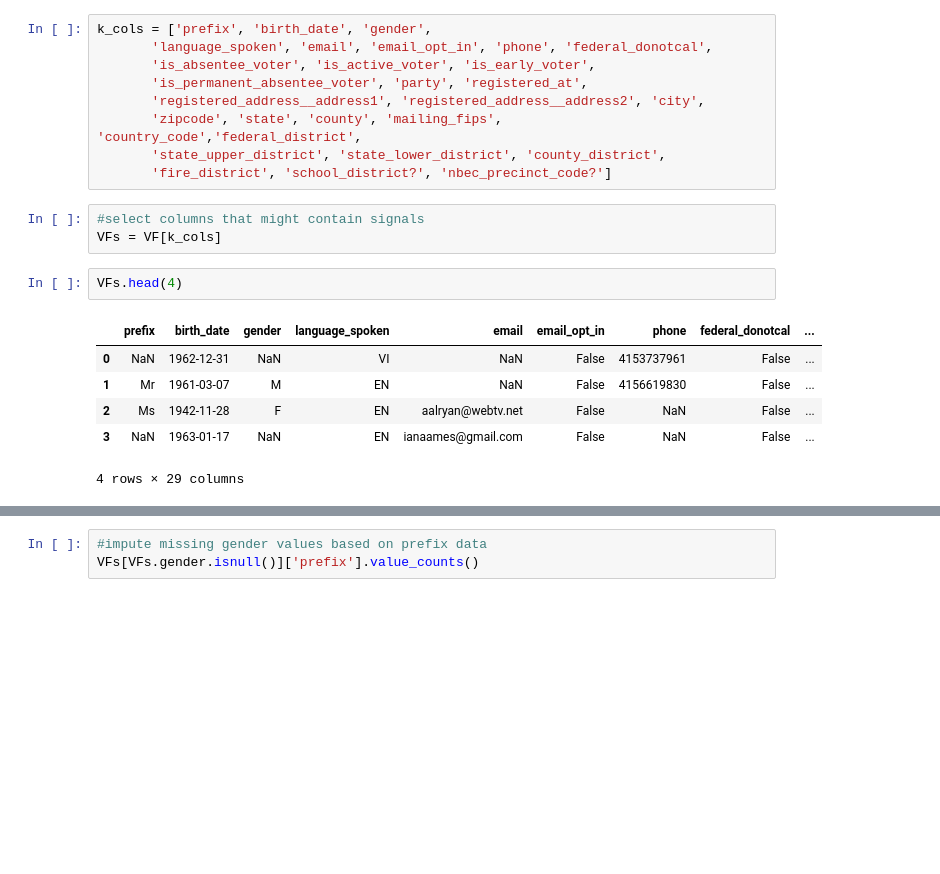
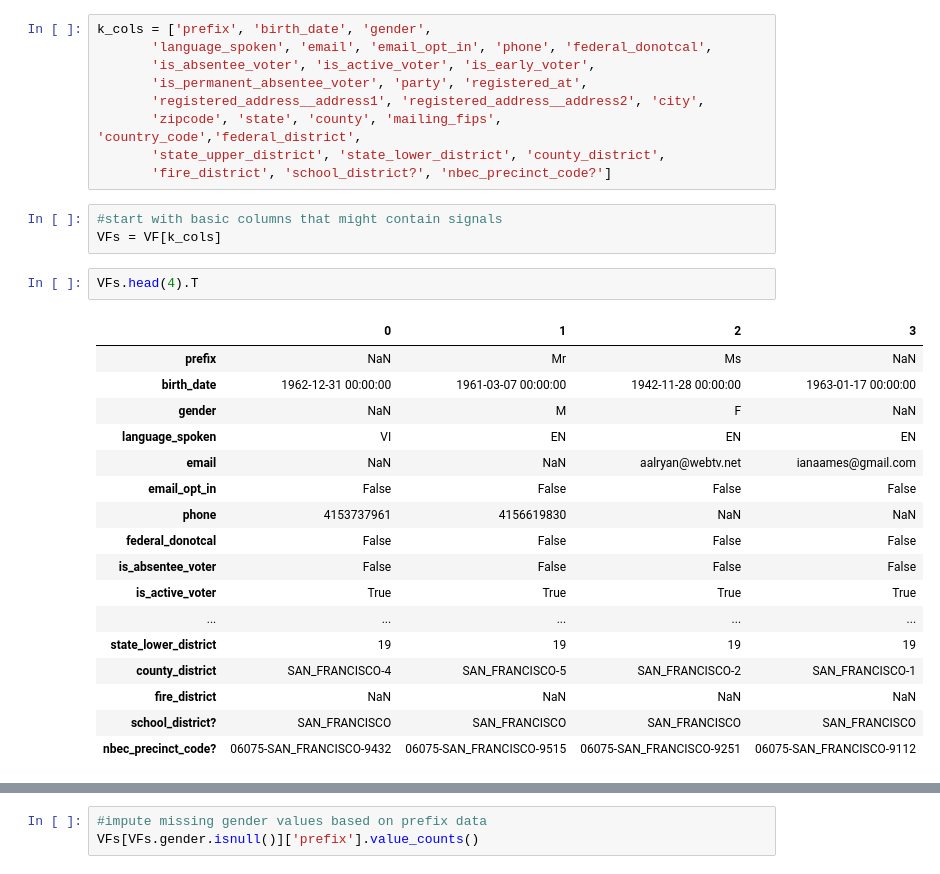
Before and after one commit to liyouzhang/Voters_profiles, a Jupyter notebook: VF.ipynb, the cells around one changed output, grey strips where cells are left out. Drawn from its saved outputs; the diff is of its cells as text; blank space fills up the shorter version.

```diff
--- a/VF.ipynb
+++ b/VF.ipynb
@@ -111,17 +107,28 @@ k_cols = ['prefix', 'birth_date', 'gender',
        'state_upper_district', 'state_lower_district', 'county_district',
        'fire_district', 'school_district?', 'nbec_precinct_code?']
 # %%
-#select columns that might contain signals
+#start with basic columns that might contain signals
 VFs = VF[k_cols]
 # %%
-VFs.head(4)
+VFs.head(4).T
 # %% [output]
-|  | prefix | birth_date | gender | language_spoken | email | email_opt_in | phone | federal_donotcal | ... |
-| 0 | NaN | 1962-12-31 | NaN | VI | NaN | False | 4153737961 | False | ... |
-| 1 | Mr | 1961-03-07 | M | EN | NaN | False | 4156619830 | False | ... |
-| 2 | Ms | 1942-11-28 | F | EN | aalryan@webtv.net | False | NaN | False | ... |
-| 3 | NaN | 1963-01-17 | NaN | EN | ianaames@gmail.com | False | NaN | False | ... |
+|  | 0 | 1 | 2 | 3 |
+| prefix | NaN | Mr | Ms | NaN |
+| birth_date | 1962-12-31 00:00:00 | 1961-03-07 00:00:00 | 1942-11-28 00:00:00 | 1963-01-17 00:00:00 |
+| gender | NaN | M | F | NaN |
+| language_spoken | VI | EN | EN | EN |
+| email | NaN | NaN | aalryan@webtv.net | ianaames@gmail.com |
+| email_opt_in | False | False | False | False |
+| phone | 4153737961 | 4156619830 | NaN | NaN |
+| federal_donotcal | False | False | False | False |
+| is_absentee_voter | False | False | False | False |
+| is_active_voter | True | True | True | True |
+| ... | ... | ... | ... | ... |
+| state_lower_district | 19 | 19 | 19 | 19 |
+| county_district | SAN_FRANCISCO-4 | SAN_FRANCISCO-5 | SAN_FRANCISCO-2 | SAN_FRANCISCO-1 |
+| fire_district | NaN | NaN | NaN | NaN |
+| school_district? | SAN_FRANCISCO | SAN_FRANCISCO | SAN_FRANCISCO | SAN_FRANCISCO |
+| nbec_precinct_code? | 06075-SAN_FRANCISCO-9432 | 06075-SAN_FRANCISCO-9515 | 06075-SAN_FRANCISCO-9251 | 06075-SAN_FRANCISCO-9112 |
-4 rows × 29 columns
 # %%
 #check data type of each colomns
 VFs.info()
```
Also changed, not shown: parts of 20 cells of this notebook.
